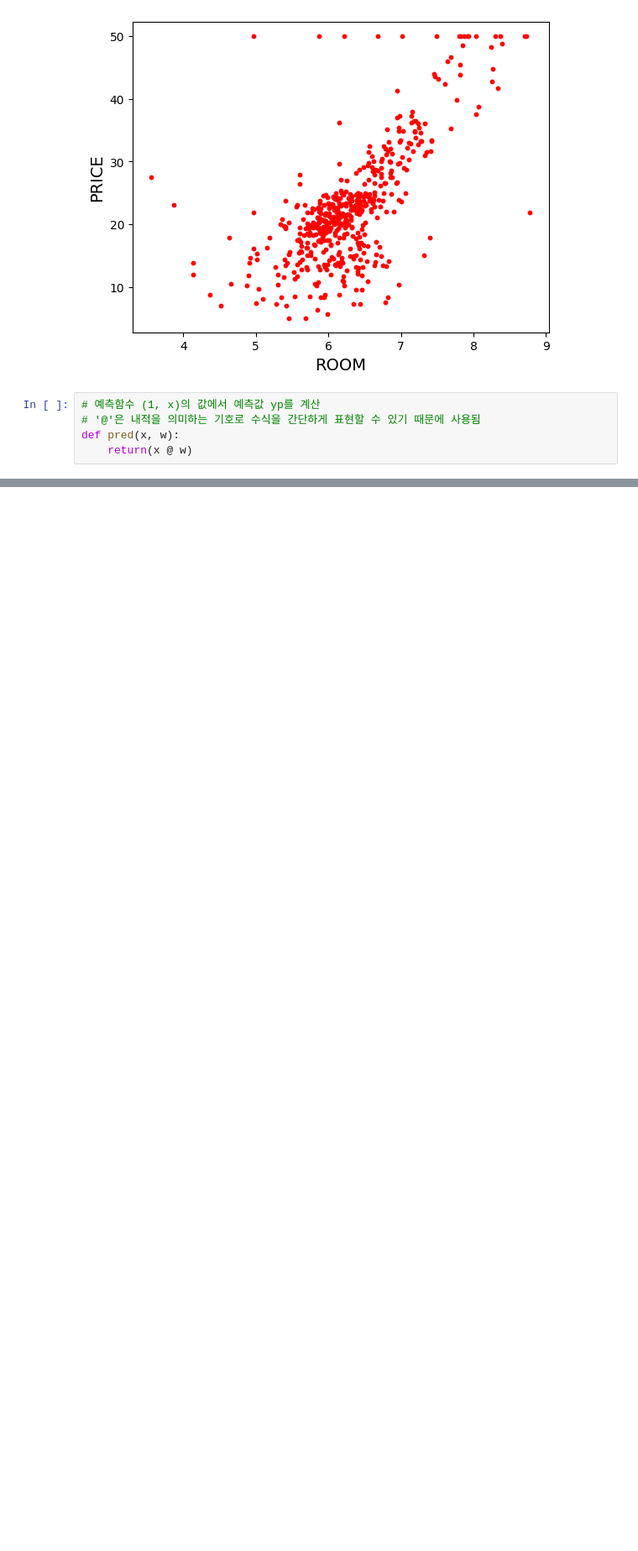
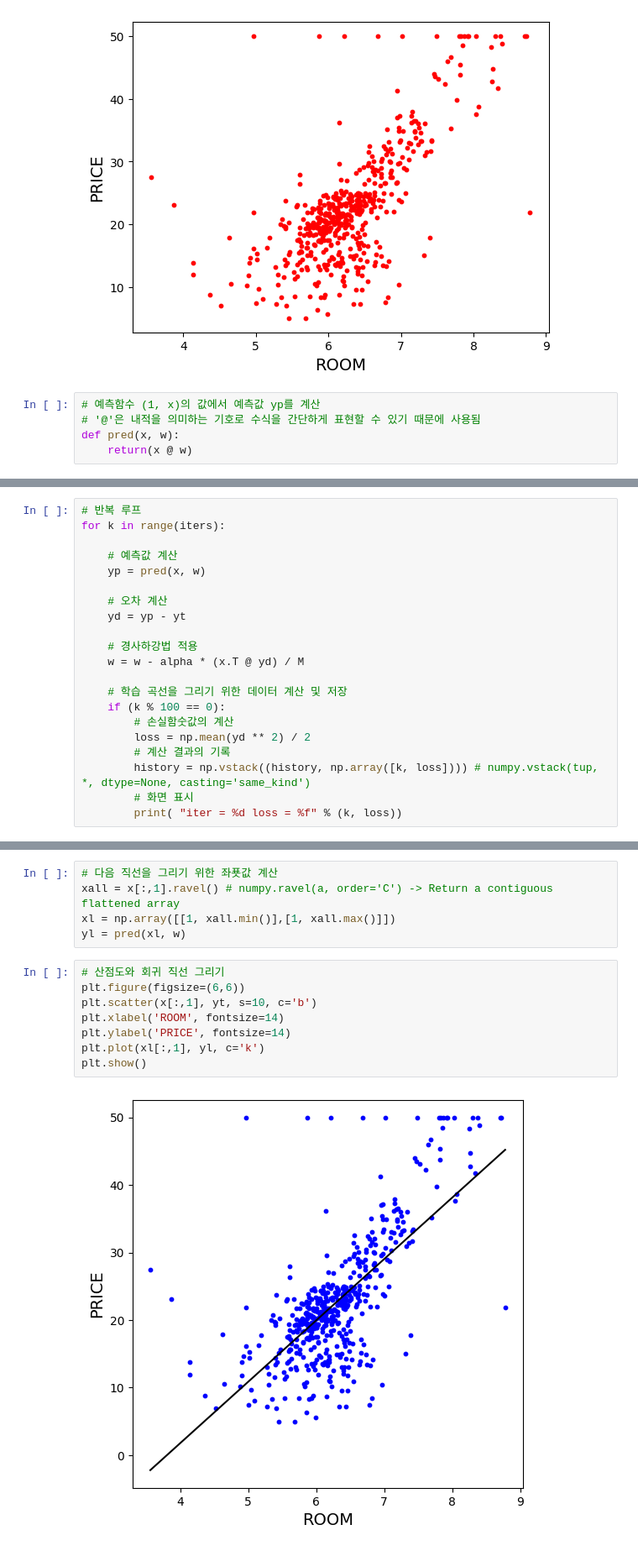
Before and after one commit to Jun-yong-lee/math4dl, a Jupyter notebook: notebooks/ch07-regression.ipynb, the cells around one changed output, grey strips where cells are left out. Shown: that part at 84% size. Cells and saved outputs as stored; diff of their text form; blank space fills up the shorter version.

```diff
--- a/notebooks/ch07-regression.ipynb
+++ b/notebooks/ch07-regression.ipynb
@@ -80,0 +101,21 @@ def pred(x, w):
+# %%
+# 반복 루프
+for k in range(iters):
+
+    # 예측값 계산
+    yp = pred(x, w)
+
+    # 오차 계산
+    yd = yp - yt
+
+    # 경사하강법 적용
+    w = w - alpha * (x.T @ yd) / M
+
+    # 학습 곡선을 그리기 위한 데이터 계산 및 저장
+    if (k % 100 == 0):
+        # 손실함숫값의 계산
+        loss = np.mean(yd ** 2) / 2
+        # 계산 결과의 기록
+        history = np.vstack((history, np.array([k, loss]))) # numpy.vstack(tup, *, dtype=None, casting='same_kind')
+        # 화면 표시
+        print( "iter = %d loss = %f" % (k, loss))
@@ -80,0 +147,15 @@ def pred(x, w):
+# %%
+# 다음 직선을 그리기 위한 좌푯값 계산
+xall = x[:,1].ravel() # numpy.ravel(a, order='C') -> Return a contiguous flattened array
+xl = np.array([[1, xall.min()],[1, xall.max()]])
+yl = pred(xl, w)
+# %%
+# 산점도와 회귀 직선 그리기
+plt.figure(figsize=(6,6))
+plt.scatter(x[:,1], yt, s=10, c='b')
+plt.xlabel('ROOM', fontsize=14)
+plt.ylabel('PRICE', fontsize=14)
+plt.plot(xl[:,1], yl, c='k')
+plt.show()
+# %% [output]
+[figure, added]
```
Also changed, not shown: parts of 13 cells of this notebook.
